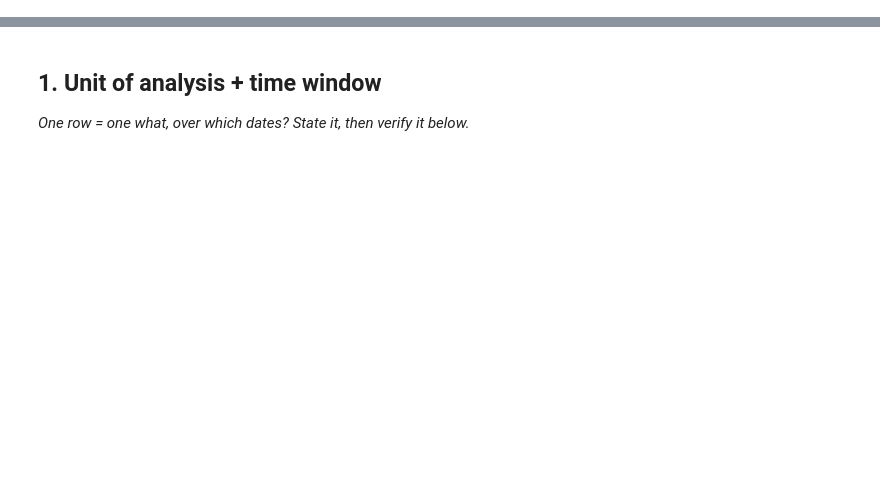
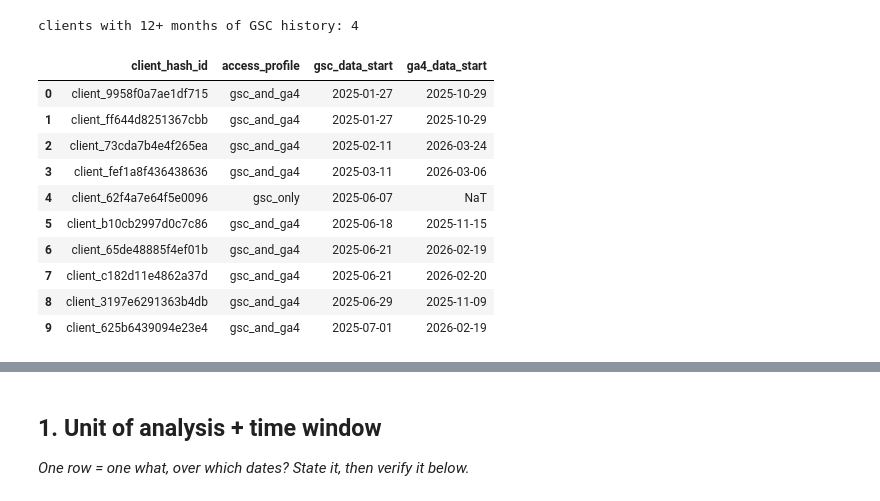
Before and after one commit to Szan-12345/FLYRANK-MACHINE-LEARNING, a Jupyter notebook: FLYRANK-MACHINE-LEARNING-main/work/notebooks/w03_data_contract.ipynb, the cells around one changed output, grey strips where cells are left out. Drawn from its saved outputs; the diff is of its cells as text; code cells hidden in the pictures; blank space fills up the shorter version.

```diff
--- a/FLYRANK-MACHINE-LEARNING-main/work/notebooks/w03_data_contract.ipynb
+++ b/FLYRANK-MACHINE-LEARNING-main/work/notebooks/w03_data_contract.ipynb
@@ -8,0 +33,20 @@ This skeleton is yours to fill. Work the sections **in order** — each one has
+# %%
+# This cell is for CODE (numbers, a query, a check).
+# Write your text answer in the cell ABOVE this one — typing sentences here breaks Run All.
+import duckdb
+
+con = duckdb.connect()
+con.execute(f"CREATE OR REPLACE SECRET hf (TYPE huggingface, TOKEN '{HF_TOKEN}')")
+
+REL = 'hf://datasets/FlyRank/internship-warehouse'
+TABLES = {
+    'dim_clients':                f"read_parquet('{REL}/dim_clients.parquet')",
+    'dim_content':                f"read_parquet('{REL}/dim_content.parquet')",
+    'fact_daily':                 f"read_parquet('{REL}/fact_content_daily_performance/**/*.parquet')",
+    'fact_daily_sample':          f"read_parquet('{REL}/fact_content_daily_performance_sample.parquet')",
+    'fact_query_90d':             f"read_parquet('{REL}/fact_content_query_90d.parquet')",
+}
+
+for name, src in TABLES.items():
+    n = con.sql(f'SELECT COUNT(*) FROM {src}').fetchone()[0]
+    print(f'{name:22} {n:>12,} rows')
@@ -8,0 +68,25 @@ This skeleton is yours to fill. Work the sections **in order** — each one has
+# %%
+# This cell is for CODE (numbers, a query, a check).
+# Write your text answer in the cell ABOVE this one — typing sentences here breaks Run All.
+clients = con.sql(f"""
+    SELECT client_hash_id, access_profile, gsc_data_start, ga4_data_start
+    FROM {TABLES['dim_clients']}
+    ORDER BY gsc_data_start NULLS LAST
+""").df()
+
+print('clients with 12+ months of GSC history:',
+      (clients['gsc_data_start'] <= clients['gsc_data_start'].dropna().max() - __import__('pandas').Timedelta(days=365)).sum())
+clients.head(10)
+# %% [output]
+clients with 12+ months of GSC history: 4
+|  | client_hash_id | access_profile | gsc_data_start | ga4_data_start |
+| 0 | client_9958f0a7ae1df715 | gsc_and_ga4 | 2025-01-27 | 2025-10-29 |
+| 1 | client_ff644d8251367cbb | gsc_and_ga4 | 2025-01-27 | 2025-10-29 |
+| 2 | client_73cda7b4e4f265ea | gsc_and_ga4 | 2025-02-11 | 2026-03-24 |
+| 3 | client_fef1a8f436438636 | gsc_and_ga4 | 2025-03-11 | 2026-03-06 |
+| 4 | client_62f4a7e64f5e0096 | gsc_only | 2025-06-07 | NaT |
+| 5 | client_b10cb2997d0c7c86 | gsc_and_ga4 | 2025-06-18 | 2025-11-15 |
+| 6 | client_65de48885f4ef01b | gsc_and_ga4 | 2025-06-21 | 2026-02-19 |
+| 7 | client_c182d11e4862a37d | gsc_and_ga4 | 2025-06-21 | 2026-02-20 |
+| 8 | client_3197e6291363b4db | gsc_and_ga4 | 2025-06-29 | 2025-11-09 |
+| 9 | client_625b6439094e23e4 | gsc_and_ga4 | 2025-07-01 | 2026-02-19 |
```
Also changed, not shown: parts of 44 cells of this notebook.
